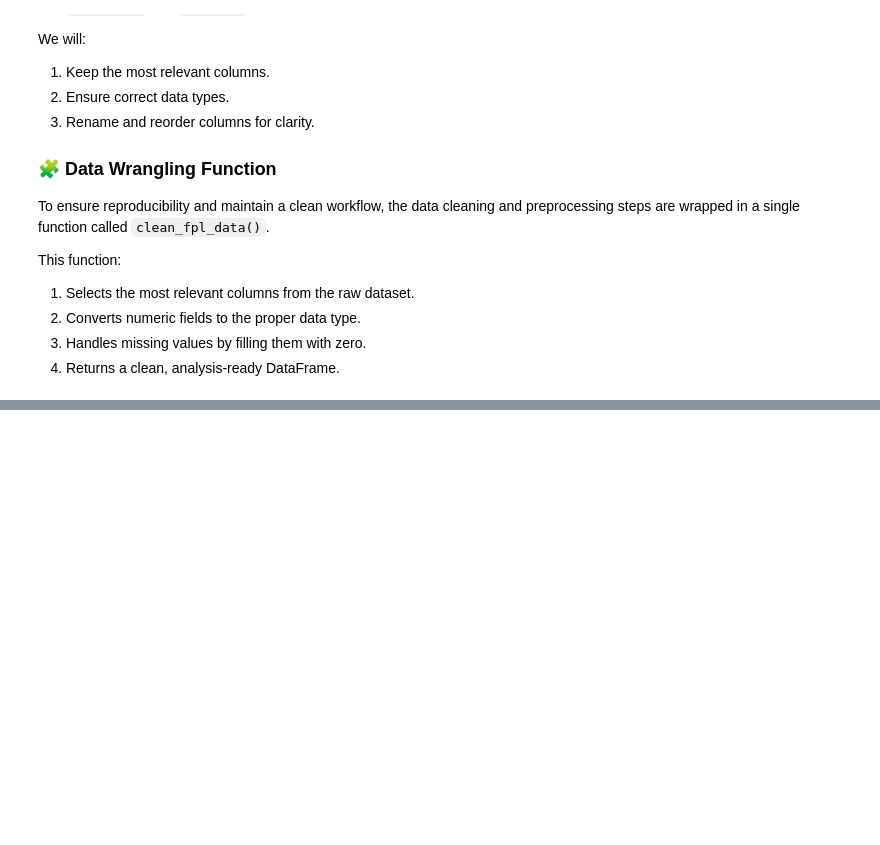
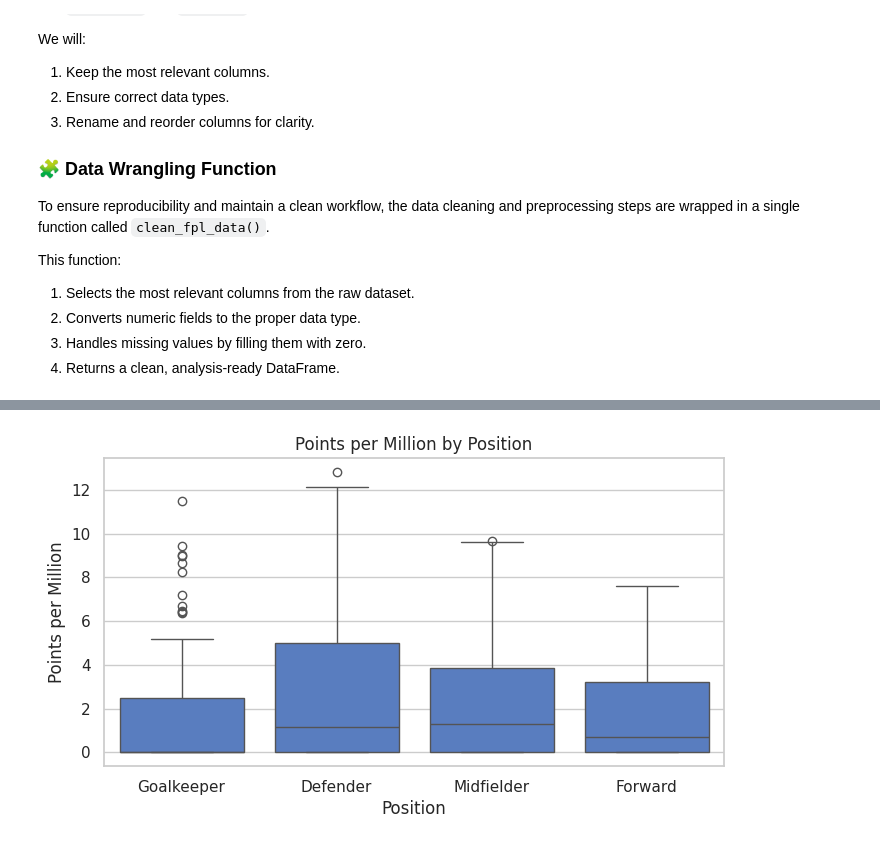
Before and after one commit to SamAbr/FPL-Squad-Selection, a Jupyter notebook: FPL.ipynb, the cells around one changed output, grey strips where cells are left out. Cells and saved outputs as stored; diff of their text form; code cells hidden in the pictures; blank space fills up the shorter version.

```diff
--- a/FPL.ipynb
+++ b/FPL.ipynb
@@ -253,0 +296,13 @@ fpl_df.head()
+# %%
+# 4️⃣ Value for money distribution (Points per Million)
+
+# Display top 10
+fpl_df.head(10)[["team", "position", "price_million", "form", "points_per_million", "value_index"]]
+plt.figure(figsize=(8,4))
+sns.boxplot(data=fpl_df, x='position', y='points_per_million')
+plt.title("Points per Million by Position")
+plt.xlabel("Position")
+plt.ylabel("Points per Million")
+plt.show()
+# %% [output]
+[figure, added]
```
Also changed, not shown: parts of 18 cells of this notebook.
